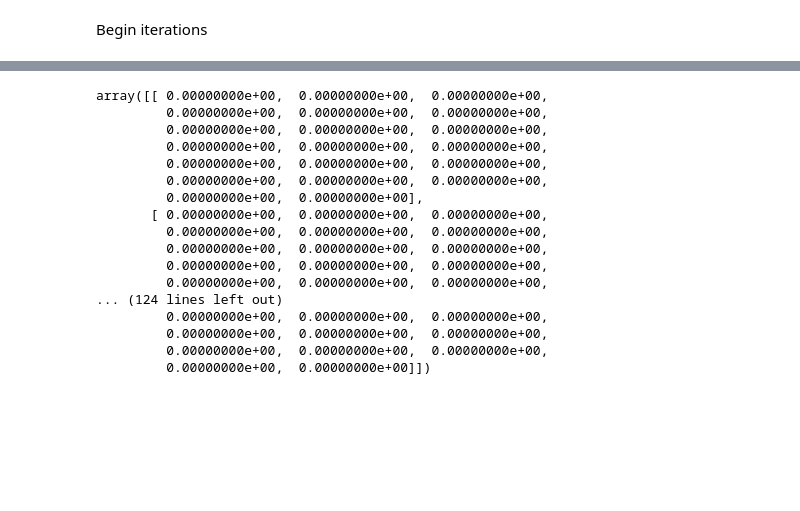
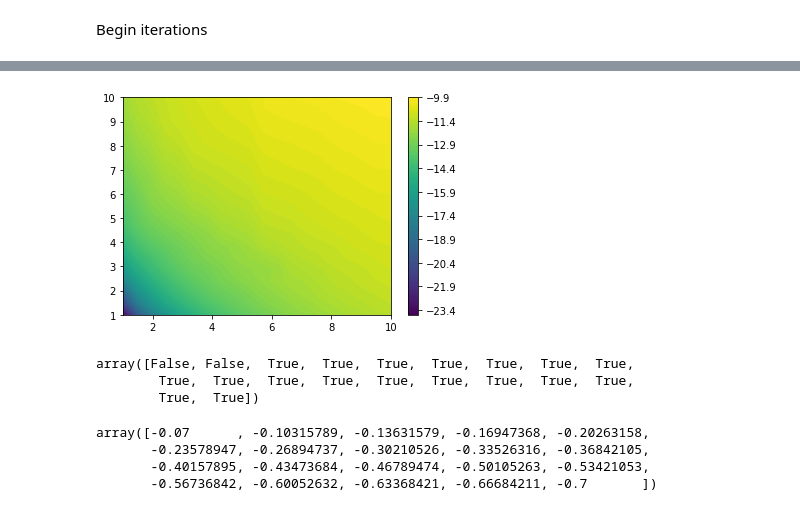
Before and after one commit to ChurnKenLee/blinder_weiss_1976, a Jupyter notebook: code/fd_hjb copy 2.ipynb, the cells around one changed output, grey strips where cells are left out. Cells and saved outputs as stored; diff of their text form; code cells hidden in the pictures; blank space fills up the shorter version.

```diff
--- a/code/fd_hjb copy 2.ipynb
+++ b/code/fd_hjb copy 2.ipynb
@@ -913,20 +860,8 @@ array([[-1.11022302e-16, -1.11022302e-16,  2.22044605e-16,
-# %%
-mu_kBS
-# %% [output]
-array([[ 0.00000000e+00,  0.00000000e+00,  0.00000000e+00,
-         0.00000000e+00,  0.00000000e+00,  0.00000000e+00,
-         0.00000000e+00,  0.00000000e+00,  0.00000000e+00,
-         0.00000000e+00,  0.00000000e+00,  0.00000000e+00,
-         0.00000000e+00,  0.00000000e+00,  0.00000000e+00,
-         0.00000000e+00,  0.00000000e+00,  0.00000000e+00,
-         0.00000000e+00,  0.00000000e+00],
-       [ 0.00000000e+00,  0.00000000e+00,  0.00000000e+00,
-         0.00000000e+00,  0.00000000e+00,  0.00000000e+00,
-         0.00000000e+00,  0.00000000e+00,  0.00000000e+00,
-         0.00000000e+00,  0.00000000e+00,  0.00000000e+00,
-         0.00000000e+00,  0.00000000e+00,  0.00000000e+00,
-... (124 lines left out)
-         0.00000000e+00,  0.00000000e+00,  0.00000000e+00,
-         0.00000000e+00,  0.00000000e+00,  0.00000000e+00,
-         0.00000000e+00,  0.00000000e+00,  0.00000000e+00,
-         0.00000000e+00,  0.00000000e+00]])
+# %%
+fig, ax = plt.subplots()
+cs = ax.contourf(k_vect, a_vect, V_t[:,:,nT-31], levels = 100)
+cbar = fig.colorbar(cs)
+
+plt.show()
+# %% [output]
+[figure, added]
@@ -932,0 +874,13 @@ array([[ 0.00000000e+00,  0.00000000e+00,  0.00000000e+00,
+# %%
+I_valid[na-1, :]
+# %% [output]
+array([False, False,  True,  True,  True,  True,  True,  True,  True,
+        True,  True,  True,  True,  True,  True,  True,  True,  True,
+        True,  True])
+# %%
+mu_kBF[na-1, :]
+# %% [output]
+array([-0.07      , -0.10315789, -0.13631579, -0.16947368, -0.20263158,
+       -0.23578947, -0.26894737, -0.30210526, -0.33526316, -0.36842105,
+       -0.40157895, -0.43473684, -0.46789474, -0.50105263, -0.53421053,
+       -0.56736842, -0.60052632, -0.63368421, -0.66684211, -0.7       ])
```
Also changed, not shown: parts of 11 cells of this notebook.
